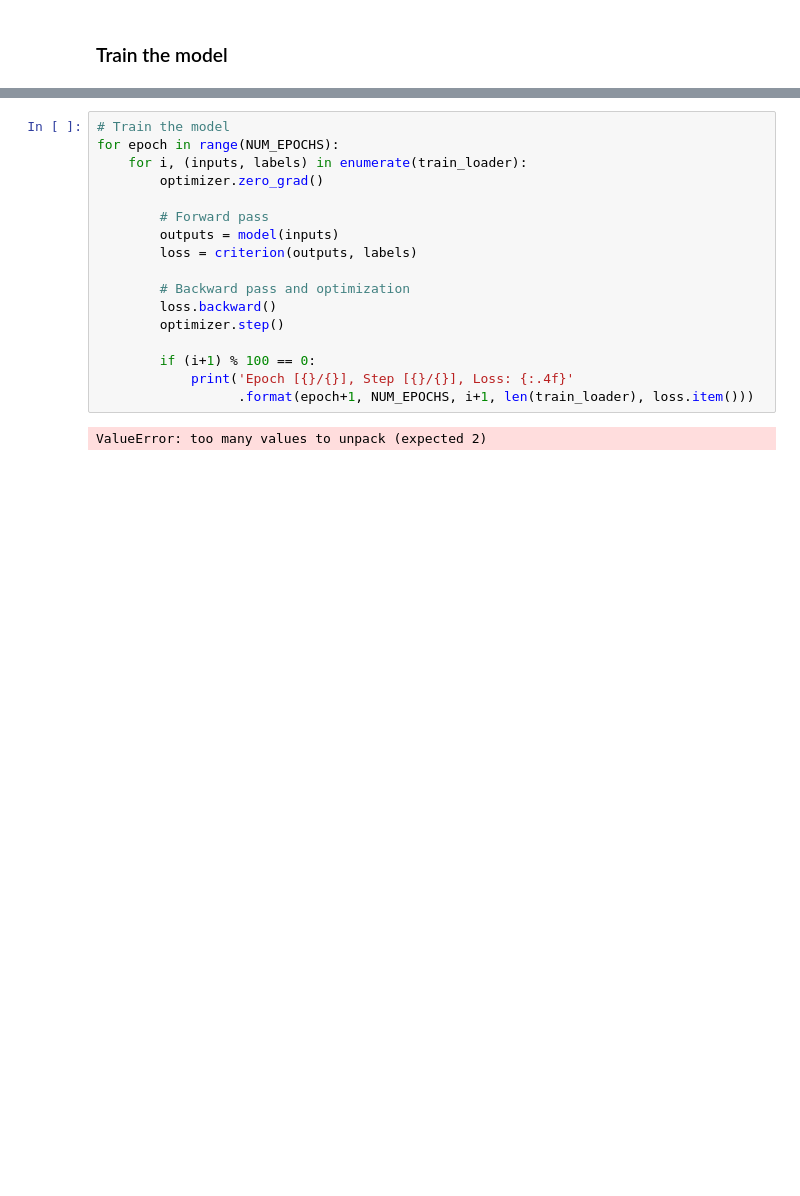
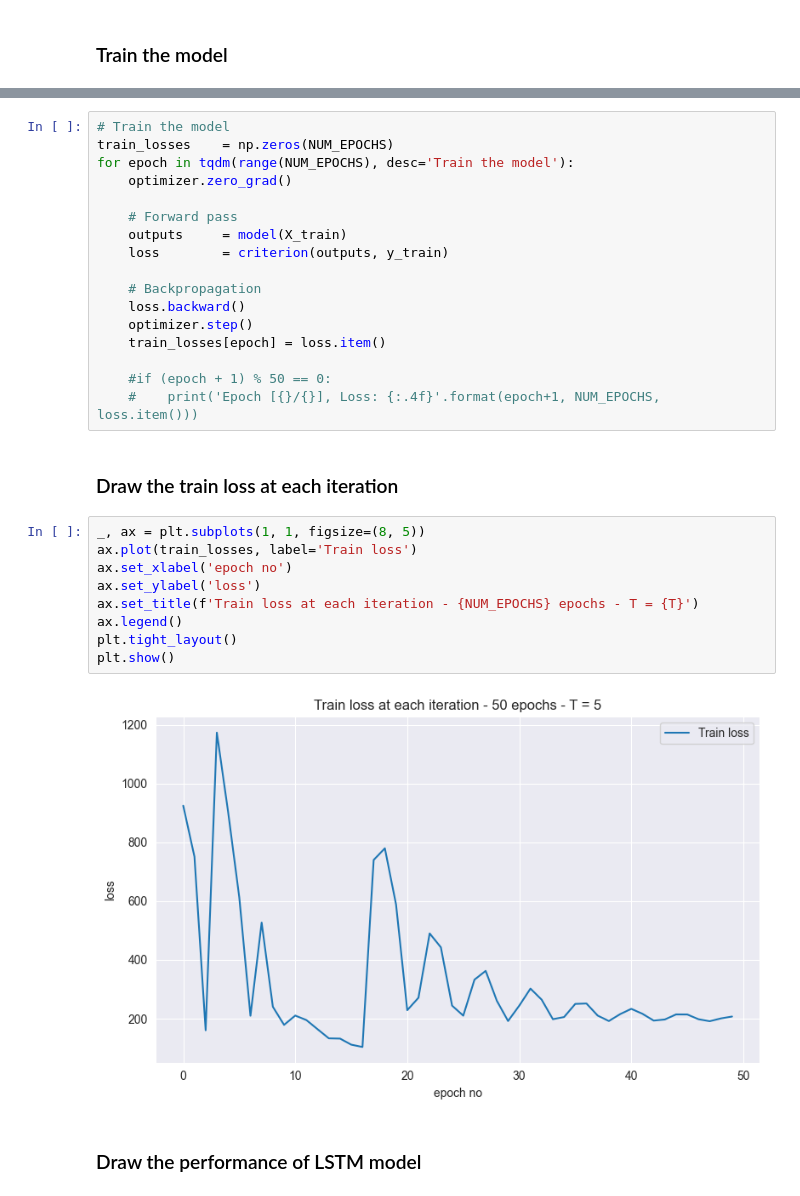
Before and after one commit to lolloberga/quantum_weather_station, a Jupyter notebook: model/LSTM.ipynb, the cells around one changed output, grey strips where cells are left out. Drawn from its saved outputs; the diff is of its cells as text; blank space fills up the shorter version.

Commit message:
add: continue analyzing LSTM model

```diff
--- a/model/LSTM.ipynb
+++ b/model/LSTM.ipynb
@@ -207,19 +250,32 @@ train_loader    = DataLoader(train_data, batch_size=HIDDEN_SIZE, shuffle=False,
 # %%
 # Train the model
-for epoch in range(NUM_EPOCHS):
-    for i, (inputs, labels) in enumerate(train_loader):
-        optimizer.zero_grad()
+train_losses    = np.zeros(NUM_EPOCHS)
+for epoch in tqdm(range(NUM_EPOCHS), desc='Train the model'):
+    optimizer.zero_grad()
 
-        # Forward pass
-        outputs = model(inputs)
-        loss = criterion(outputs, labels)
+    # Forward pass
+    outputs     = model(X_train)
+    loss        = criterion(outputs, y_train)
 
-        # Backward pass and optimization
-        loss.backward()
-        optimizer.step()
+    # Backpropagation
+    loss.backward()
+    optimizer.step()
+    train_losses[epoch] = loss.item()
 
-        if (i+1) % 100 == 0:
-            print('Epoch [{}/{}], Step [{}/{}], Loss: {:.4f}'
-                  .format(epoch+1, NUM_EPOCHS, i+1, len(train_loader), loss.item()))
+    #if (epoch + 1) % 50 == 0:
+    #    print('Epoch [{}/{}], Loss: {:.4f}'.format(epoch+1, NUM_EPOCHS, loss.item()))
-# %% [output]
-ValueError: too many values to unpack (expected 2)
+# %% [markdown]
+### Draw the train loss at each iteration
+# %%
+_, ax = plt.subplots(1, 1, figsize=(8, 5))
+ax.plot(train_losses, label='Train loss')
+ax.set_xlabel('epoch no')
+ax.set_ylabel('loss')
+ax.set_title(f'Train loss at each iteration - {NUM_EPOCHS} epochs - T = {T}')
+ax.legend()
+plt.tight_layout()
+plt.show()
+# %% [output]
+[figure, added]
+# %% [markdown]
+### Draw the performance of LSTM model
```
Also changed, not shown: parts of 6 cells of this notebook, 6 other files.
